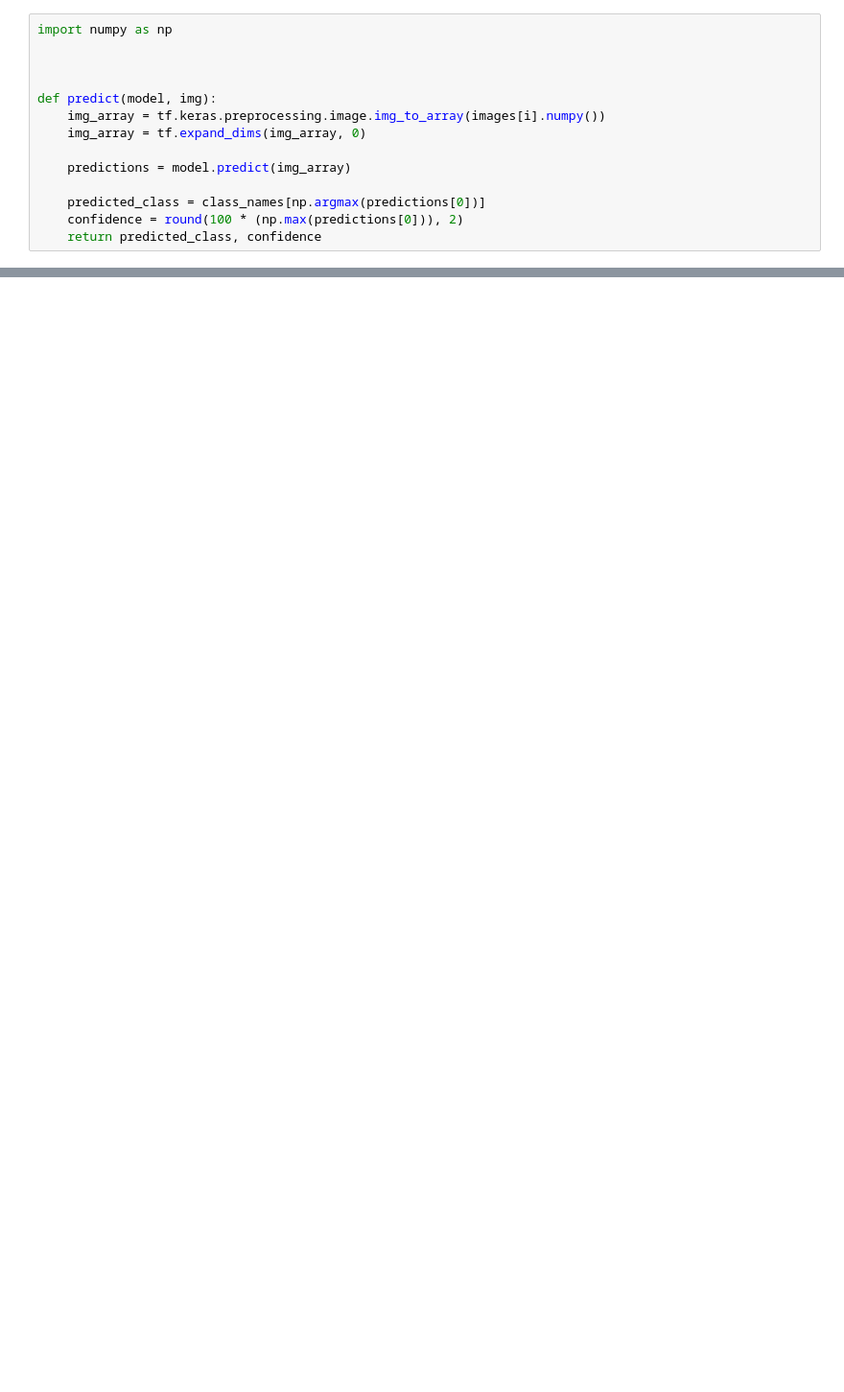
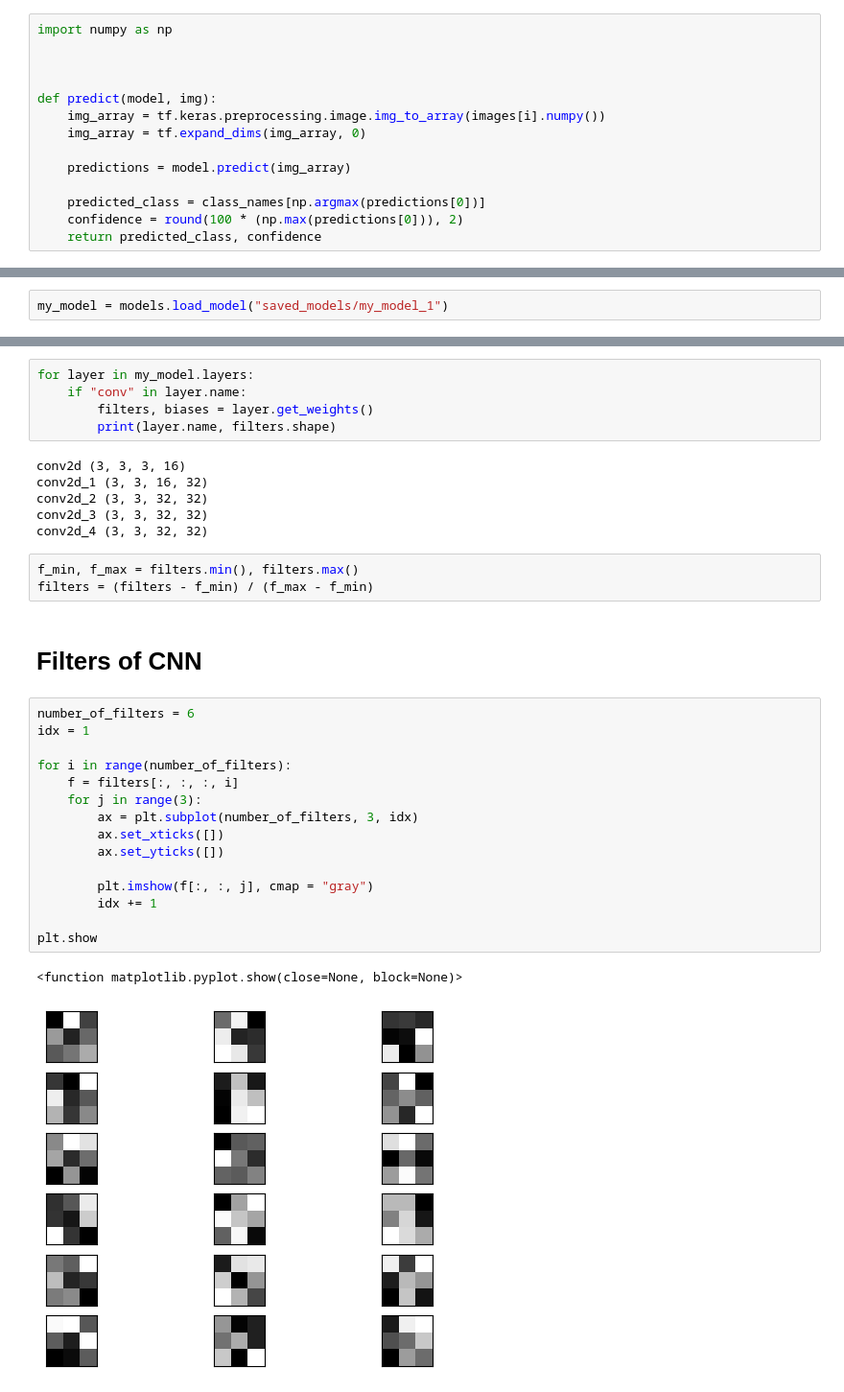
Before and after one commit to RolvinNoronha/mango-detection, a Jupyter notebook: mango-type-detection.ipynb, the cells around one changed output, grey strips where cells are left out. Shown: that part at 96% size. Drawn from its saved outputs; the diff is of its cells as text; blank space fills up the shorter version.

Commit message:
add output of layers

```diff
--- a/mango-type-detection.ipynb
+++ b/mango-type-detection.ipynb
@@ -265,0 +271,2 @@ plt.show()
+# %%
+my_model = models.load_model("saved_models/my_model_1")
@@ -265,0 +291,34 @@ plt.show()
+# %%
+for layer in my_model.layers:
+    if "conv" in layer.name:
+        filters, biases = layer.get_weights()
+        print(layer.name, filters.shape)
+# %% [output]
+conv2d (3, 3, 3, 16)
+conv2d_1 (3, 3, 16, 32)
+conv2d_2 (3, 3, 32, 32)
+conv2d_3 (3, 3, 32, 32)
+conv2d_4 (3, 3, 32, 32)
+# %%
+f_min, f_max = filters.min(), filters.max()
+filters = (filters - f_min) / (f_max - f_min)
+# %% [markdown]
+# Filters of CNN
+# %%
+number_of_filters = 6
+idx = 1
+
+for i in range(number_of_filters):
+    f = filters[:, :, :, i]
+    for j in range(3):
+        ax = plt.subplot(number_of_filters, 3, idx)
+        ax.set_xticks([])
+        ax.set_yticks([])
+
+        plt.imshow(f[:, :, j], cmap = "gray")
+        idx += 1
+
+plt.show
+# %% [output]
+<function matplotlib.pyplot.show(close=None, block=None)>
+[figure, added]
```
Also changed, not shown: parts of 26 cells of this notebook, 11 other files.
